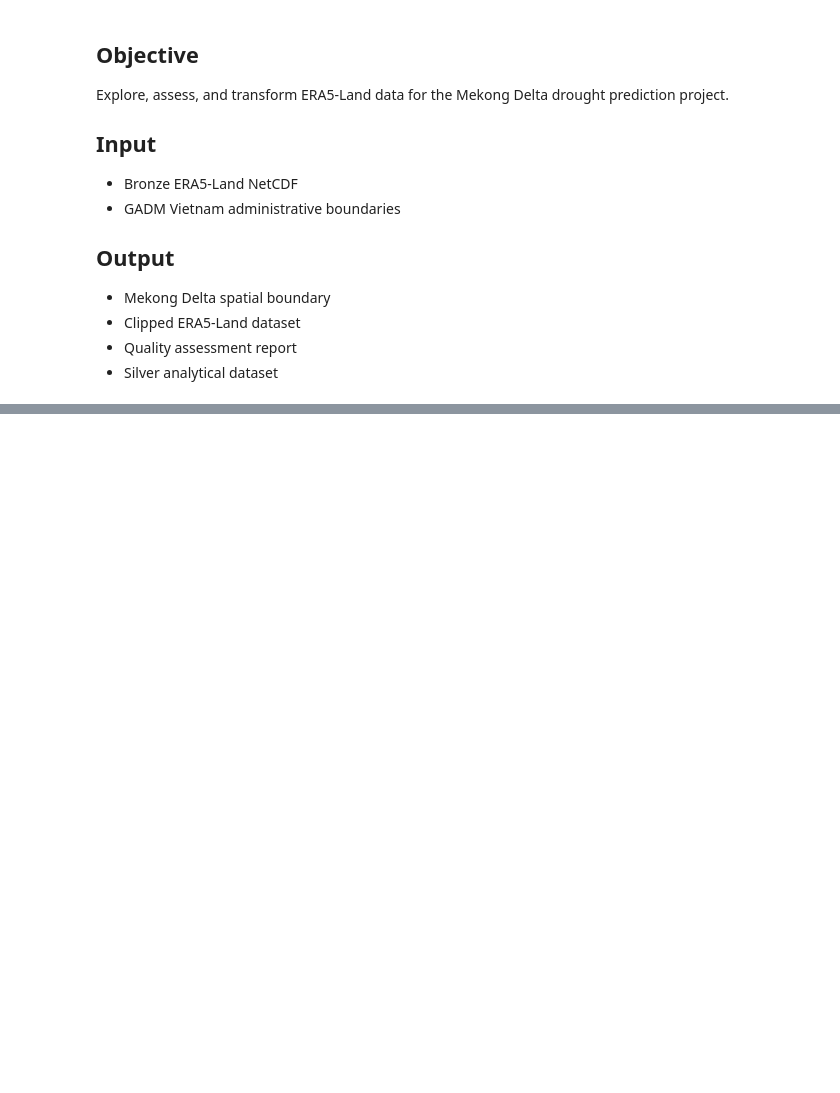
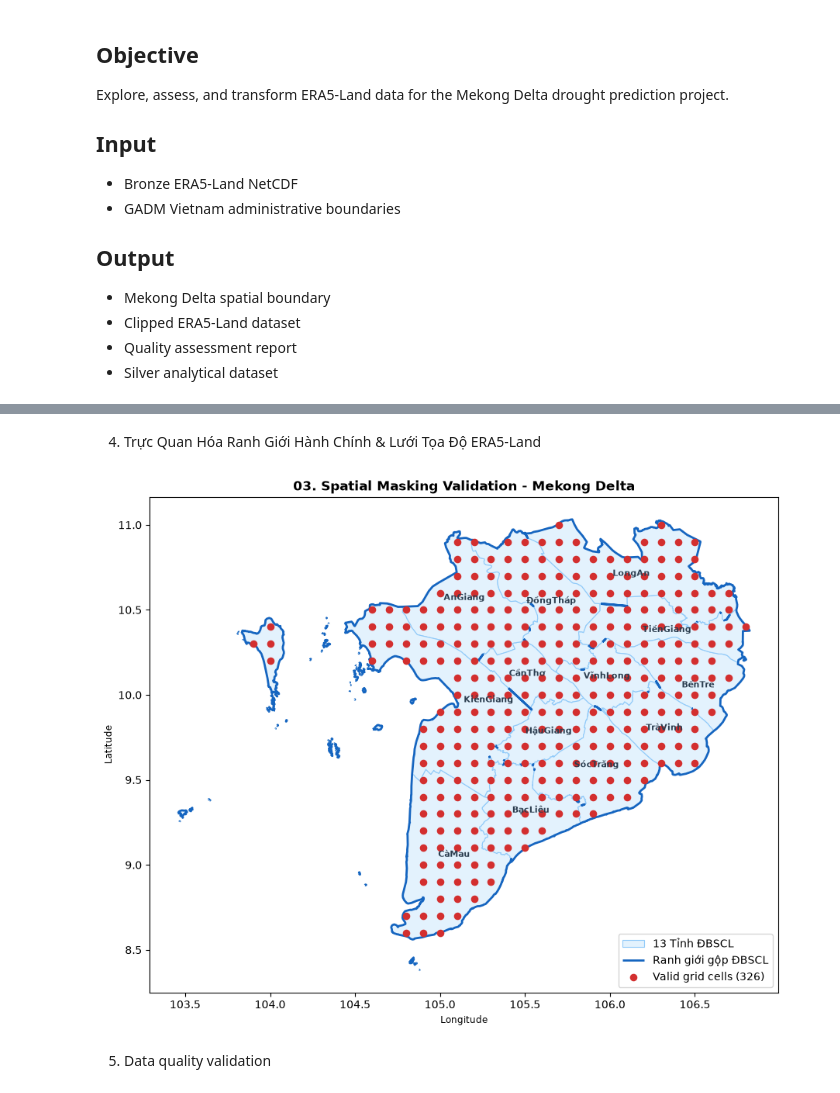
Before and after one commit to TThuyTrang/Drought-Prediction, a Jupyter notebook: notebooks/02_silver_transformation.ipynb, the cells around one changed output, grey strips where cells are left out. Drawn from its saved outputs; the diff is of its cells as text; code cells hidden in the pictures; blank space fills up the shorter version.

```diff
--- a/notebooks/02_silver_transformation.ipynb
+++ b/notebooks/02_silver_transformation.ipynb
@@ -1673,0 +424,32 @@ print(json.dumps(bronze_metadata, indent=2, ensure_ascii=False))
+# %% [markdown]
+4. Trực Quan Hóa Ranh Giới Hành Chính & Lưới Tọa Độ ERA5-Land
+# %%
+# ==========================================
+# 2. VISUALIZATION: MEKONG DELTA SPATIAL MASKING
+# ==========================================
+
+fig, ax = plt.subplots(figsize=(9, 9))
+
+# Administrative boundaries
+mekong_gdf.plot(ax=ax, facecolor="#e3f2fd", edgecolor="#90caf9", linewidth=0.8, label="13 Tỉnh ĐBSCL")
+mekong_boundary.boundary.plot(ax=ax, edgecolor="#1565c0", linewidth=2, label="Ranh giới gộp ĐBSCL")
+
+# Valid ERA5-Land grid cells
+ax.scatter(grid_coords["longitude"], grid_coords["latitude"], color="#d32f2f", s=35, zorder=3, label=f"Valid grid cells ({len(grid_coords)})")
+
+# Province labels
+for _, row in mekong_gdf.iterrows():
+    point = row.geometry.representative_point()
+    ax.annotate(row["NAME_1"], xy=(point.x, point.y), ha="center", va="center", fontsize=8, fontweight="bold", color="#2c3e50")
+
+ax.set_title("03. Spatial Masking Validation - Mekong Delta", fontsize=12, fontweight="bold")
+ax.set_xlabel("Longitude")
+ax.set_ylabel("Latitude")
+ax.legend(loc="lower right", frameon=True)
+ax.set_aspect("equal")
+plt.tight_layout()
+plt.show()
+# %% [output]
+[figure, added]
+# %% [markdown]
+5. Data quality validation
```
Also changed, not shown: parts of 95 cells of this notebook, 19 other files.
